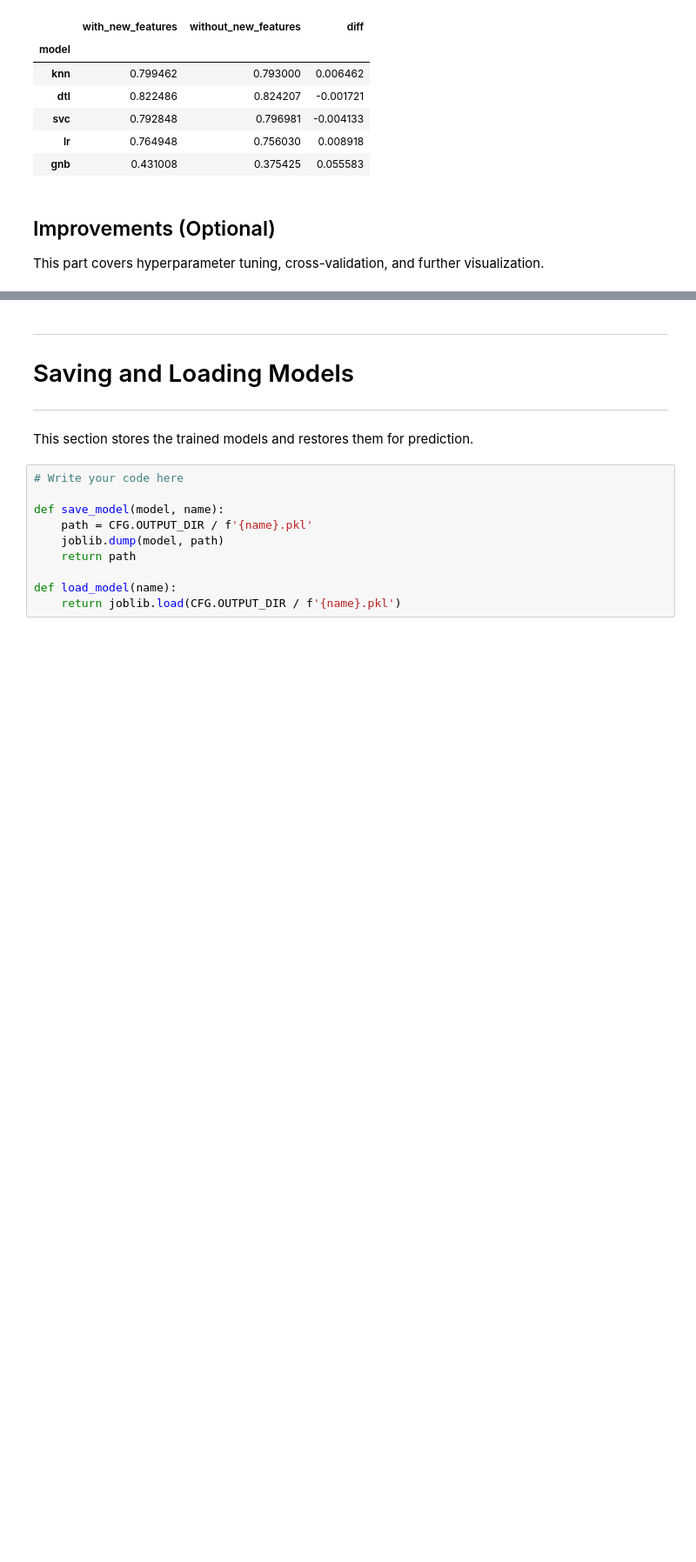
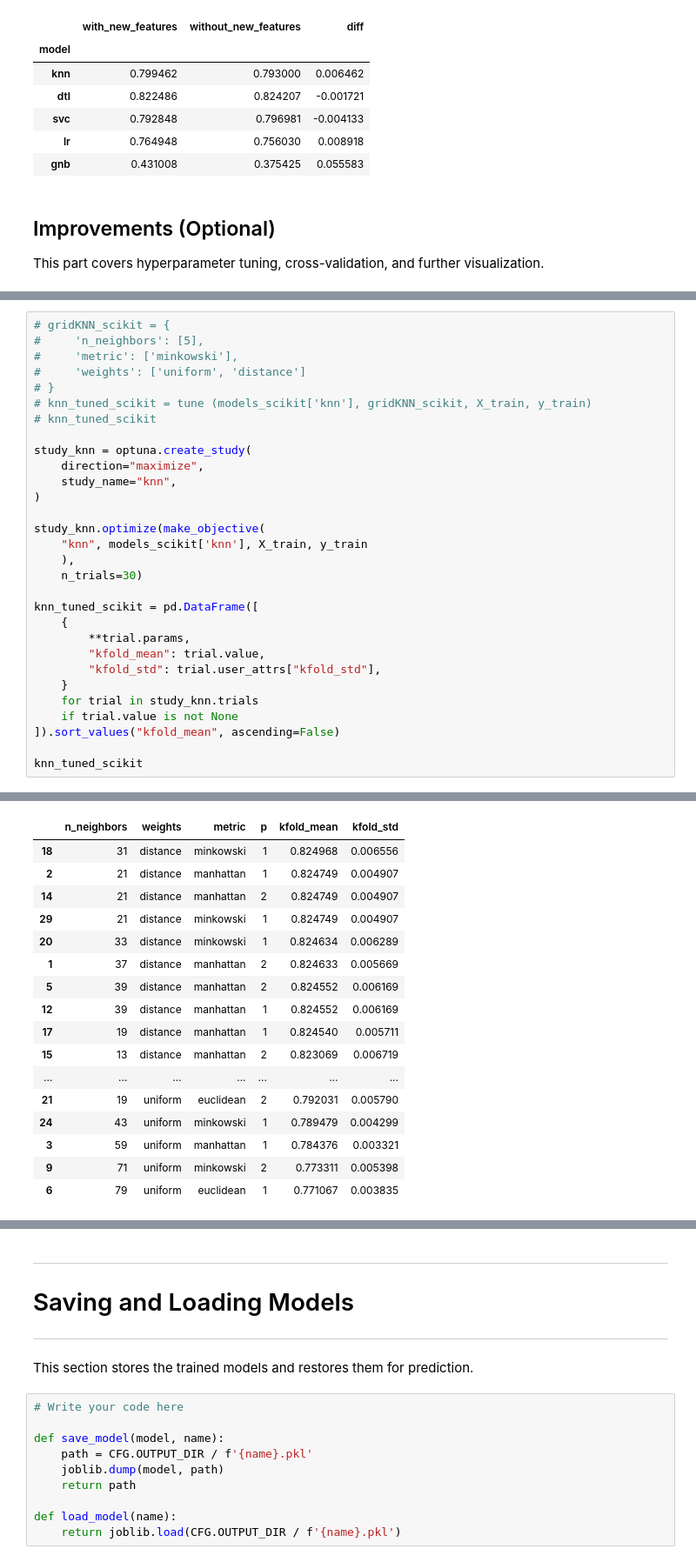
Before and after one commit to aufafaza/IF3170_G11_besokaja, a Jupyter notebook: Notebook_updated.ipynb, the cells around one changed output, grey strips where cells are left out. Shown at 87% size. Saved outputs shown, nothing was run; the diff lists cells and outputs as text; blank space fills up the shorter version.

Commit message:
FEAT: hyper parameter tuning in scikit models

```diff
--- a/Notebook_updated.ipynb
+++ b/Notebook_updated.ipynb
@@ -1299,0 +1357,31 @@ gnb_tuned_scikit = tune(models_scikit['gnb'], gridGNB_scikit, X_train, y_train)
+# %%
+# gridKNN_scikit = {
+#     'n_neighbors': [5],
+#     'metric': ['minkowski'],
+#     'weights': ['uniform', 'distance']
+# }
+# knn_tuned_scikit = tune (models_scikit['knn'], gridKNN_scikit, X_train, y_train)
+# knn_tuned_scikit
+
+study_knn = optuna.create_study(
+    direction="maximize",
+    study_name="knn",
+)
+
+study_knn.optimize(make_objective(
+    "knn", models_scikit['knn'], X_train, y_train
+    ),
+    n_trials=30)
+
+knn_tuned_scikit = pd.DataFrame([
+    {
+        **trial.params,
+        "kfold_mean": trial.value,
+        "kfold_std": trial.user_attrs["kfold_std"],
+    }
+    for trial in study_knn.trials
+    if trial.value is not None
+]).sort_values("kfold_mean", ascending=False)
+
+knn_tuned_scikit
+# %% [output]
@@ -1299,0 +1405,17 @@ gnb_tuned_scikit = tune(models_scikit['gnb'], gridGNB_scikit, X_train, y_train)
+|  | n_neighbors | weights | metric | p | kfold_mean | kfold_std |
+| 18 | 31 | distance | minkowski | 1 | 0.824968 | 0.006556 |
+| 2 | 21 | distance | manhattan | 1 | 0.824749 | 0.004907 |
+| 14 | 21 | distance | manhattan | 2 | 0.824749 | 0.004907 |
+| 29 | 21 | distance | minkowski | 1 | 0.824749 | 0.004907 |
+| 20 | 33 | distance | minkowski | 1 | 0.824634 | 0.006289 |
+| 1 | 37 | distance | manhattan | 2 | 0.824633 | 0.005669 |
+| 5 | 39 | distance | manhattan | 2 | 0.824552 | 0.006169 |
+| 12 | 39 | distance | manhattan | 1 | 0.824552 | 0.006169 |
+| 17 | 19 | distance | manhattan | 1 | 0.824540 | 0.005711 |
+| 15 | 13 | distance | manhattan | 2 | 0.823069 | 0.006719 |
+| ... | ... | ... | ... | ... | ... | ... |
+| 21 | 19 | uniform | euclidean | 2 | 0.792031 | 0.005790 |
+| 24 | 43 | uniform | minkowski | 1 | 0.789479 | 0.004299 |
+| 3 | 59 | uniform | manhattan | 1 | 0.784376 | 0.003321 |
+| 9 | 71 | uniform | minkowski | 2 | 0.773311 | 0.005398 |
+| 6 | 79 | uniform | euclidean | 1 | 0.771067 | 0.003835 |
```
Also changed, not shown: parts of 20 cells of this notebook.
